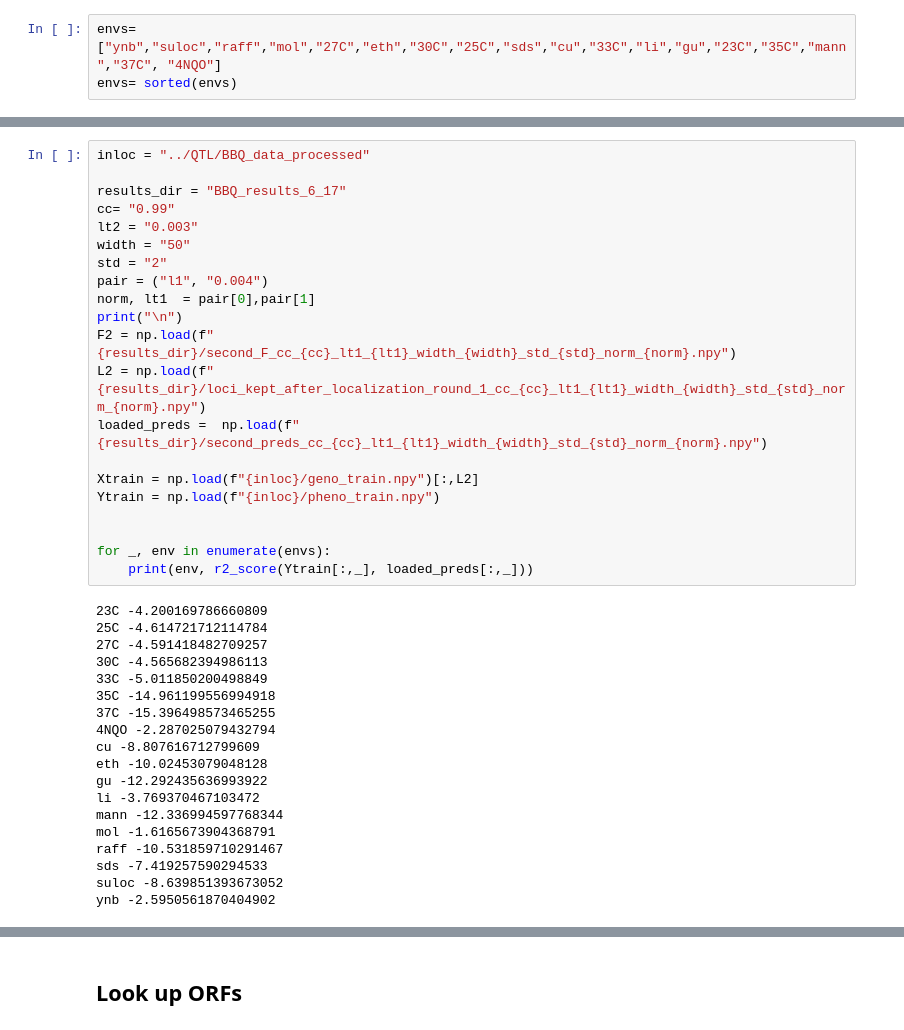
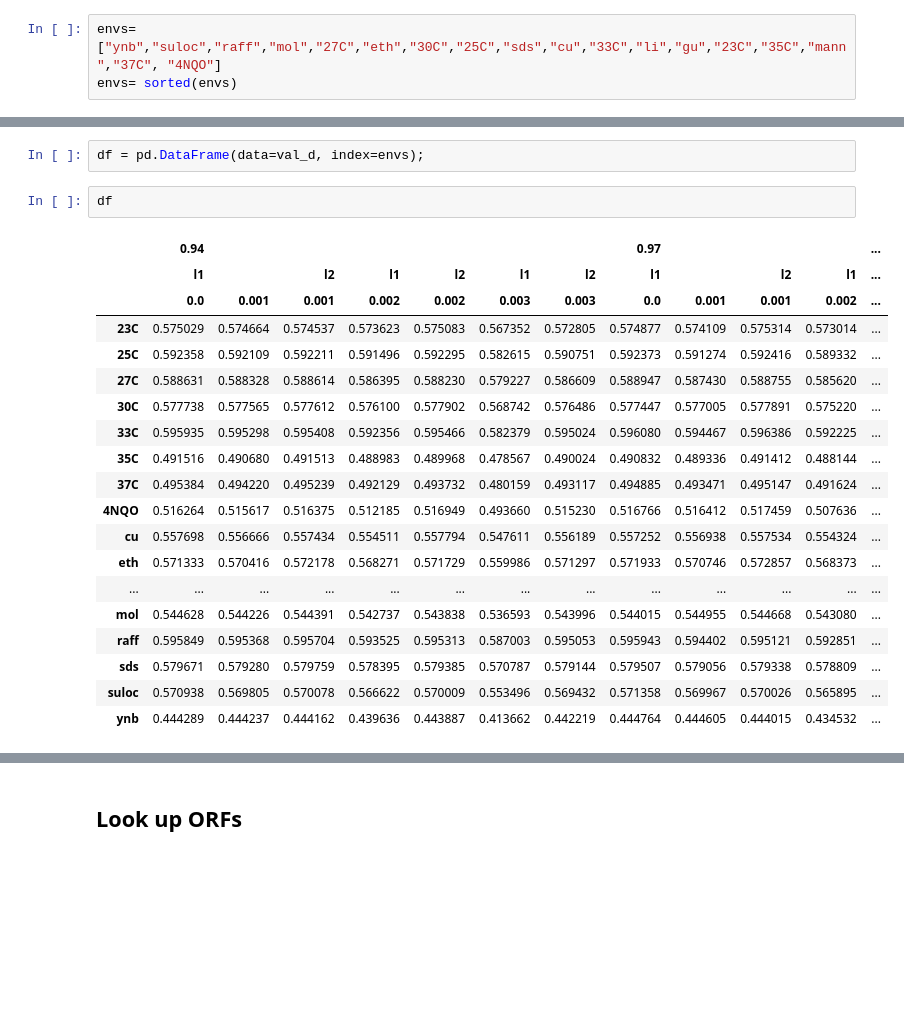
Before and after one commit to spetti/sparse-structure-discovery, a Jupyter notebook: QTL/ci_to_orfs_and_annotations.ipynb, the cells around one changed output, grey strips where cells are left out. Cells and saved outputs as stored; diff of their text form; blank space fills up the shorter version.

```diff
--- a/QTL/ci_to_orfs_and_annotations.ipynb
+++ b/QTL/ci_to_orfs_and_annotations.ipynb
@@ -163,40 +139,24 @@ array([  115,   207,   216,   228,   263,   265,   279,   314,   955,
-# %%
-inloc = "../QTL/BBQ_data_processed"
-
-results_dir = "BBQ_results_6_17"
-cc= "0.99"
-lt2 = "0.003"
-width = "50"
-std = "2"
-pair = ("l1", "0.004")
-norm, lt1  = pair[0],pair[1]
-print("\n")
-F2 = np.load(f"{results_dir}/second_F_cc_{cc}_lt1_{lt1}_width_{width}_std_{std}_norm_{norm}.npy")
-L2 = np.load(f"{results_dir}/loci_kept_after_localization_round_1_cc_{cc}_lt1_{lt1}_width_{width}_std_{std}_norm_{norm}.npy")
-loaded_preds =  np.load(f"{results_dir}/second_preds_cc_{cc}_lt1_{lt1}_width_{width}_std_{std}_norm_{norm}.npy")
-
-Xtrain = np.load(f"{inloc}/geno_train.npy")[:,L2]
-Ytrain = np.load(f"{inloc}/pheno_train.npy")
-
-
-for _, env in enumerate(envs):
-    print(env, r2_score(Ytrain[:,_], loaded_preds[:,_]))
-# %% [output]
-23C -4.200169786660809
-25C -4.614721712114784
-27C -4.591418482709257
-30C -4.565682394986113
-33C -5.011850200498849
-35C -14.961199556994918
-37C -15.396498573465255
-4NQO -2.287025079432794
-cu -8.807616712799609
-eth -10.02453079048128
-gu -12.292435636993922
-li -3.769370467103472
-mann -12.336994597768344
-mol -1.6165673904368791
-raff -10.531859710291467
-sds -7.419257590294533
-suloc -8.639851393673052
-ynb -2.5950561870404902
+# %%
+df = pd.DataFrame(data=val_d, index=envs);
+# %%
+df
+# %% [output]
+|  | 0.94 |  |  |  |  |  |  | 0.97 |  |  |  | ... |
+|  | l1 |  | l2 | l1 | l2 | l1 | l2 | l1 |  | l2 | l1 | ... |
+|  | 0.0 | 0.001 | 0.001 | 0.002 | 0.002 | 0.003 | 0.003 | 0.0 | 0.001 | 0.001 | 0.002 | ... |
+| 23C | 0.575029 | 0.574664 | 0.574537 | 0.573623 | 0.575083 | 0.567352 | 0.572805 | 0.574877 | 0.574109 | 0.575314 | 0.573014 | ... |
+| 25C | 0.592358 | 0.592109 | 0.592211 | 0.591496 | 0.592295 | 0.582615 | 0.590751 | 0.592373 | 0.591274 | 0.592416 | 0.589332 | ... |
+| 27C | 0.588631 | 0.588328 | 0.588614 | 0.586395 | 0.588230 | 0.579227 | 0.586609 | 0.588947 | 0.587430 | 0.588755 | 0.585620 | ... |
+| 30C | 0.577738 | 0.577565 | 0.577612 | 0.576100 | 0.577902 | 0.568742 | 0.576486 | 0.577447 | 0.577005 | 0.577891 | 0.575220 | ... |
+| 33C | 0.595935 | 0.595298 | 0.595408 | 0.592356 | 0.595466 | 0.582379 | 0.595024 | 0.596080 | 0.594467 | 0.596386 | 0.592225 | ... |
+| 35C | 0.491516 | 0.490680 | 0.491513 | 0.488983 | 0.489968 | 0.478567 | 0.490024 | 0.490832 | 0.489336 | 0.491412 | 0.488144 | ... |
+| 37C | 0.495384 | 0.494220 | 0.495239 | 0.492129 | 0.493732 | 0.480159 | 0.493117 | 0.494885 | 0.493471 | 0.495147 | 0.491624 | ... |
+| 4NQO | 0.516264 | 0.515617 | 0.516375 | 0.512185 | 0.516949 | 0.493660 | 0.515230 | 0.516766 | 0.516412 | 0.517459 | 0.507636 | ... |
+| cu | 0.557698 | 0.556666 | 0.557434 | 0.554511 | 0.557794 | 0.547611 | 0.556189 | 0.557252 | 0.556938 | 0.557534 | 0.554324 | ... |
+| eth | 0.571333 | 0.570416 | 0.572178 | 0.568271 | 0.571729 | 0.559986 | 0.571297 | 0.571933 | 0.570746 | 0.572857 | 0.568373 | ... |
+| ... | ... | ... | ... | ... | ... | ... | ... | ... | ... | ... | ... | ... |
+| mol | 0.544628 | 0.544226 | 0.544391 | 0.542737 | 0.543838 | 0.536593 | 0.543996 | 0.544015 | 0.544955 | 0.544668 | 0.543080 | ... |
+| raff | 0.595849 | 0.595368 | 0.595704 | 0.593525 | 0.595313 | 0.587003 | 0.595053 | 0.595943 | 0.594402 | 0.595121 | 0.592851 | ... |
+| sds | 0.579671 | 0.579280 | 0.579759 | 0.578395 | 0.579385 | 0.570787 | 0.579144 | 0.579507 | 0.579056 | 0.579338 | 0.578809 | ... |
+| suloc | 0.570938 | 0.569805 | 0.570078 | 0.566622 | 0.570009 | 0.553496 | 0.569432 | 0.571358 | 0.569967 | 0.570026 | 0.565895 | ... |
+| ynb | 0.444289 | 0.444237 | 0.444162 | 0.439636 | 0.443887 | 0.413662 | 0.442219 | 0.444764 | 0.444605 | 0.444015 | 0.434532 | ... |
```
Also changed, not shown: parts of 6 cells of this notebook, 6 other files.
